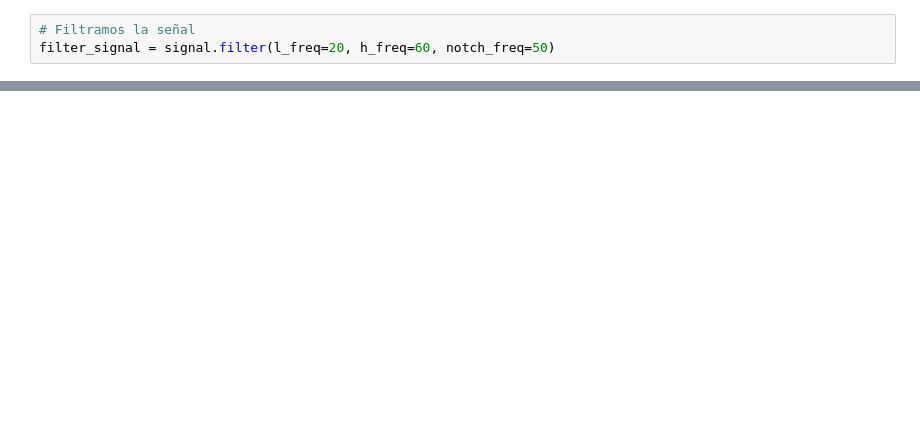
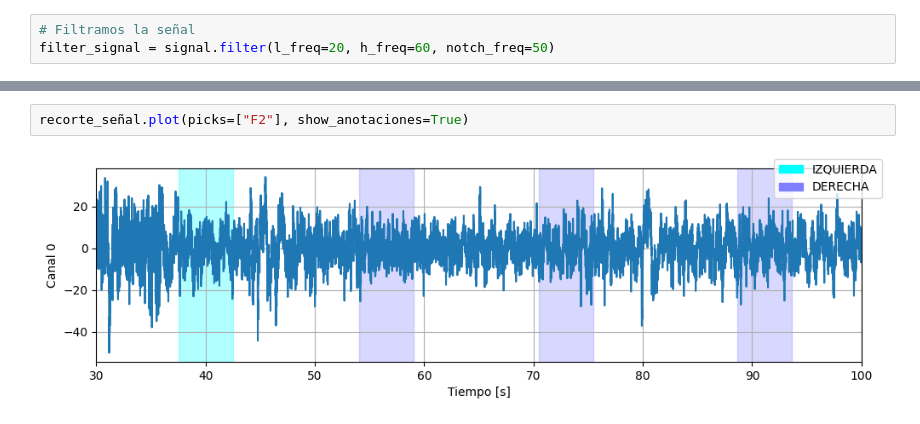
Before and after one commit to SrMichi19/TIF, a Jupyter notebook: 1. TIF/RawSignalV2.ipynb, the cells around one changed output, grey strips where cells are left out. Drawn from its saved outputs; the diff is of its cells as text; blank space fills up the shorter version.

```diff
--- a/1. TIF/RawSignalV2.ipynb
+++ b/1. TIF/RawSignalV2.ipynb
@@ -633,0 +671,4 @@ filter_signal.plot(picks=["F2", "F3", "F4"], start=100, duration=10)
+# %%
+recorte_señal.plot(picks=["F2"], show_anotaciones=True)
+# %% [output]
+[figure, added]
```
Also changed, not shown: parts of 18 cells of this notebook, 2 other files.
